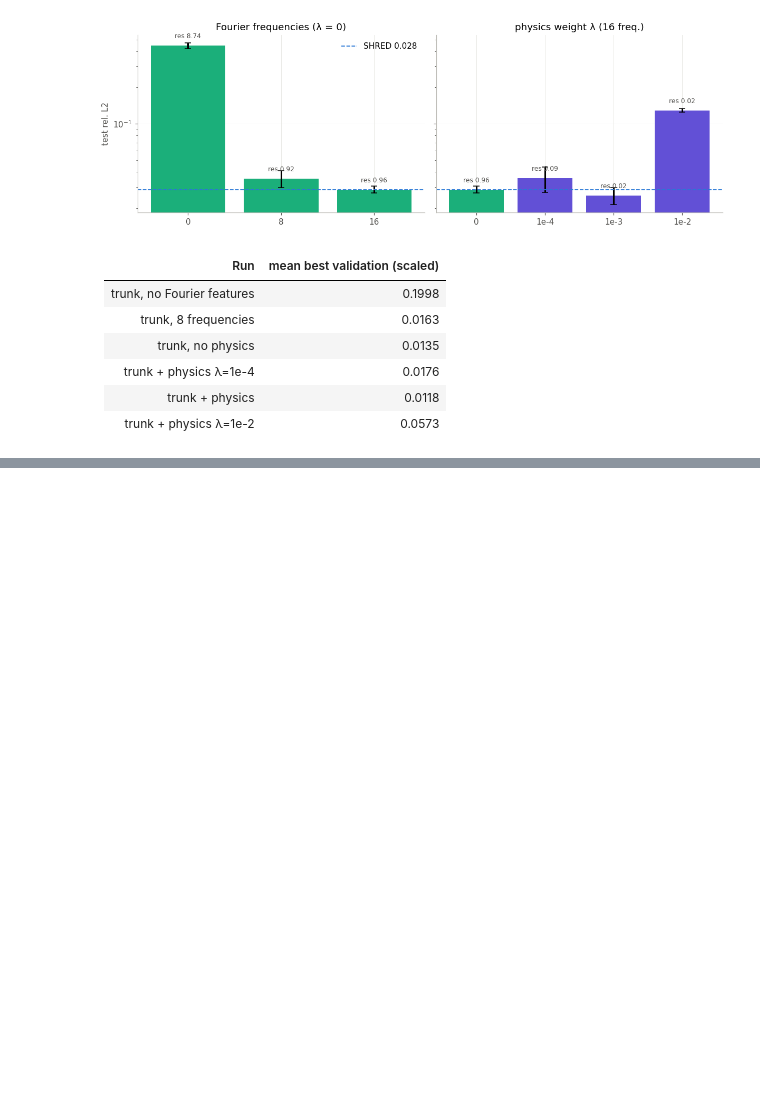
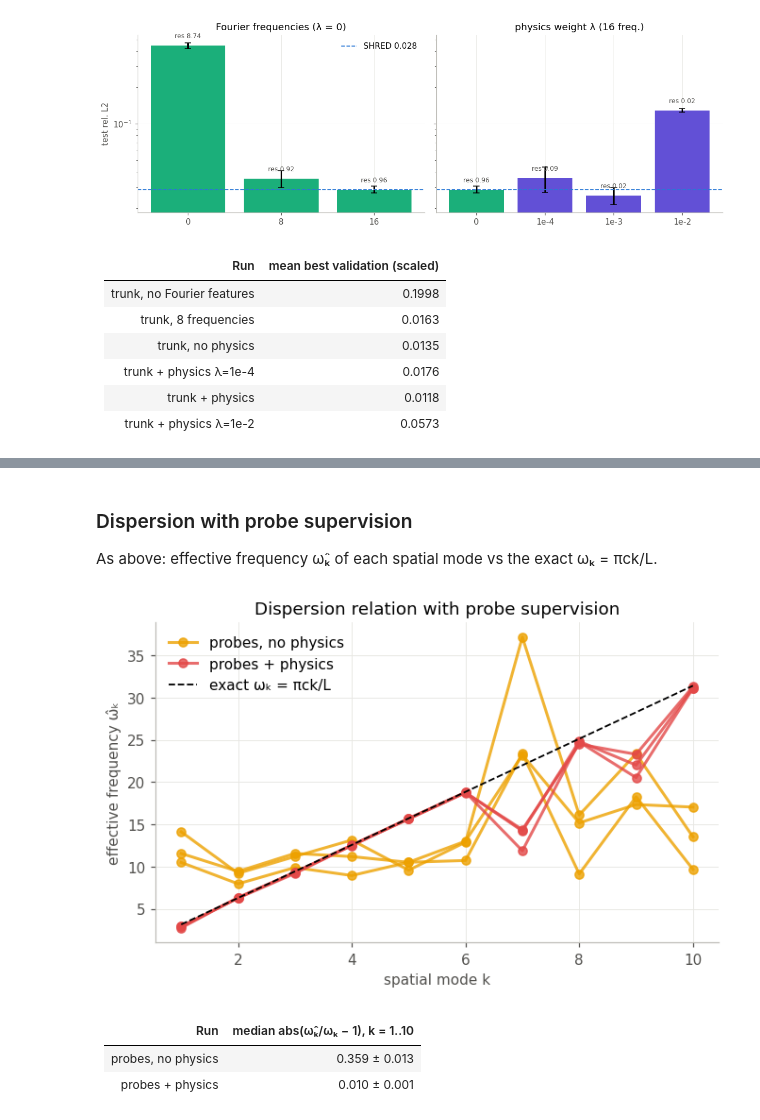
Before and after one commit to KJMvanderHorst/shred_code, a Jupyter notebook: notebooks/trunk_shred_wave.ipynb, the cells around one changed output, grey strips where cells are left out. Cells and saved outputs as stored; diff of their text form; code cells hidden in the pictures; blank space fills up the shorter version.

```diff
--- a/notebooks/trunk_shred_wave.ipynb
+++ b/notebooks/trunk_shred_wave.ipynb
@@ -48,8 +48,11 @@ MAIN = ["shred__clean", "trunk_shred__clean", "trunk_shred_pinn__clean"]
 TRUNK = [r for r in RUNS if r.startswith("trunk")]
 LABEL = {"shred__clean": "SHRED", "trunk_shred__clean": "trunk, no physics", "trunk_shred_pinn__clean": "trunk + physics",
          "trunk_shred_noff__clean": "trunk, no Fourier features", "trunk_shred_ff8__clean": "trunk, 8 frequencies",
-         "trunk_shred_pinn_strong__clean": "trunk + physics λ=1e-2", "trunk_shred_pinn_weak__clean": "trunk + physics λ=1e-4"}
+         "trunk_shred_pinn_strong__clean": "trunk + physics λ=1e-2", "trunk_shred_pinn_weak__clean": "trunk + physics λ=1e-4",
+         "trunk_shred_probes__clean": "probes, no physics", "trunk_shred_pinn_weak_probes__clean": "probes + physics λ=1e-4",
+         "trunk_shred_pinn_probes__clean": "probes + physics", "trunk_shred_pinn_strong_probes__clean": "probes + physics λ=1e-2"}
 COLOR = {r: gp.method_color(r) for r in MAIN}
+COLOR.update({"trunk_shred_probes__clean": "#eda100", "trunk_shred_pinn_probes__clean": "#e34948"})
 print(ROOT, "|", len(results), "completed (run, seed) results;", "missing:",
       [(r, s) for r in RUNS for s in SEEDS if (r, s) not in results])
 # %% [output]
@@ -343,0 +425,25 @@ display(Markdown("\n".join(rows)))
+# %% [markdown]
+### Dispersion with probe supervision
+
+As above: effective frequency ω̂ₖ of each spatial mode vs the exact ωₖ = πck/L.
+# %%
+fig, ax = plt.subplots(figsize=(7, 4))
+rows = ["| Run | median abs(ω̂ₖ/ωₖ − 1), k = 1..10 |", "|---|---:|"]
+for r in ["trunk_shred_probes__clean", "trunk_shred_pinn_probes__clean"]:
+    devs = []
+    for i, s in enumerate(SEEDS):
+        omega, omega_hat = modal_analysis(*load_model(r, s))
+        devs.append(np.median(np.abs(omega_hat / omega - 1)))
+        ax.plot(np.arange(1, K + 1), omega_hat, color=COLOR[r], marker="o", alpha=0.8, label=LABEL[r] if i == 0 else None)
+    rows.append(f"| {LABEL[r]} | {ms(devs, '{:.3f}')} |")
+ax.plot(np.arange(1, K + 1), omega, "k--", lw=1.2, label="exact ωₖ = πck/L")
+ax.set(xlabel="spatial mode k", ylabel="effective frequency ω̂ₖ", title="Dispersion relation with probe supervision")
+ax.legend(frameon=False)
+gp.save(fig, ROOT, "dispersion_probes"); plt.show()
+display(Markdown("\n".join(rows)))
+# %% [output]
+[figure, added]
+| Run | median abs(ω̂ₖ/ωₖ − 1), k = 1..10 |
+|---|---:|
+| probes, no physics | 0.359 ± 0.013 |
+| probes + physics | 0.010 ± 0.001 |
```
Also changed, not shown: parts of 11 cells of this notebook, 12 other files.
